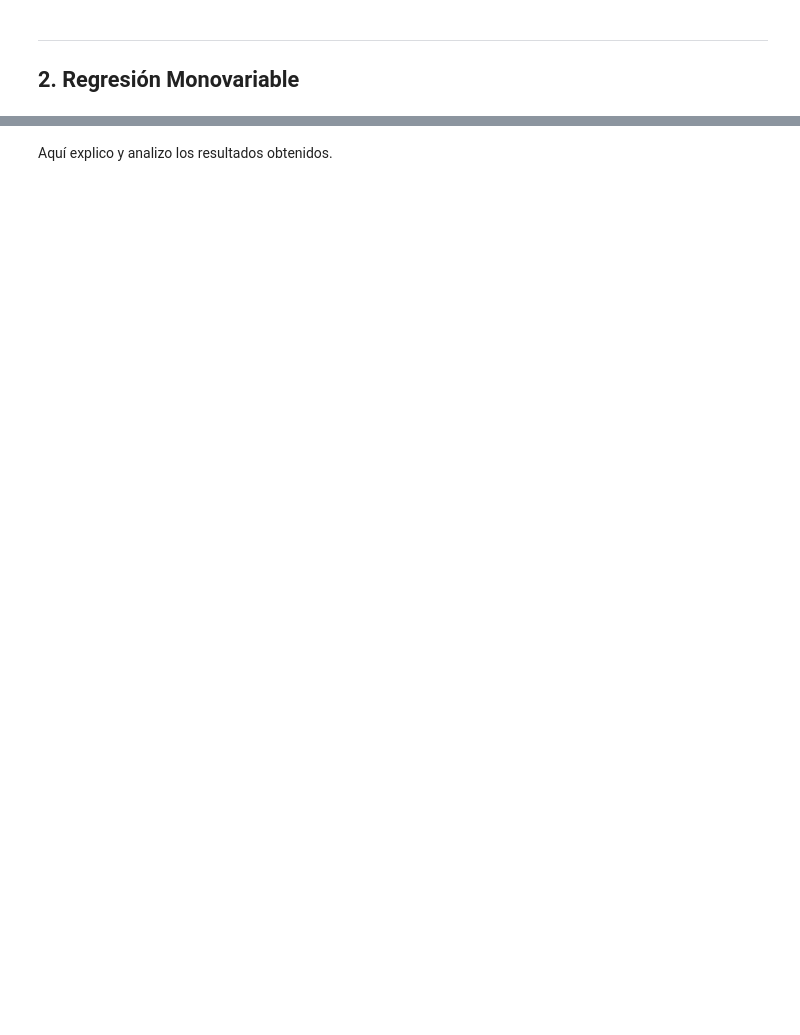
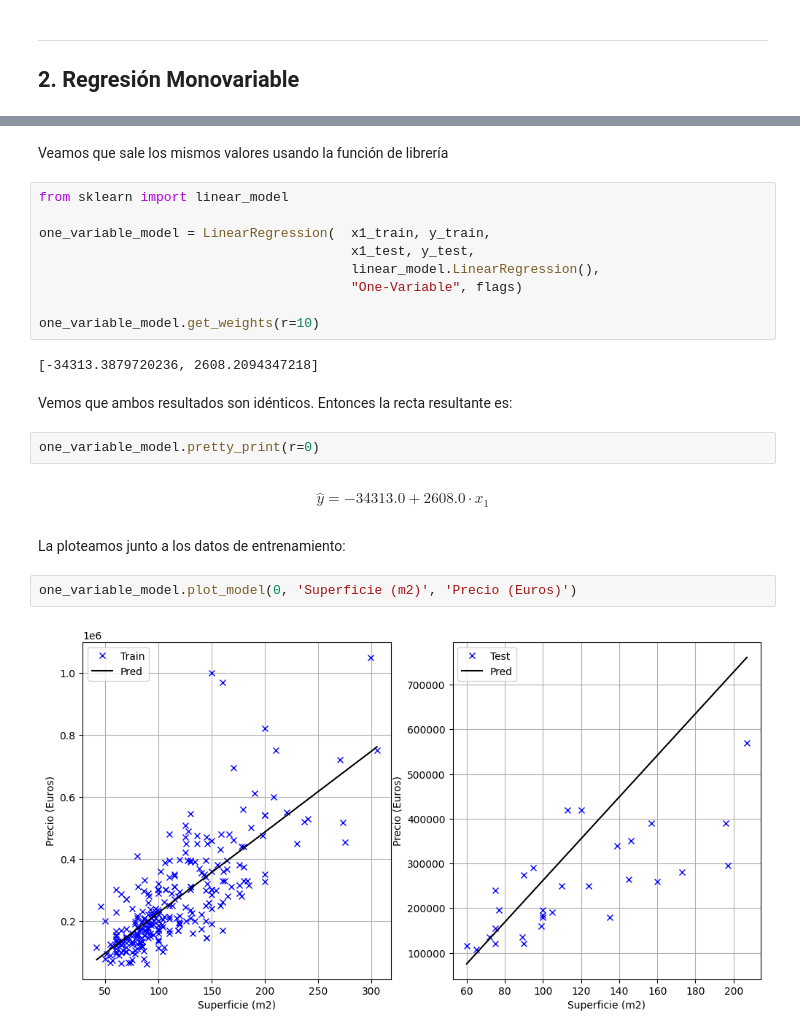
Before and after one commit to Davidjmz12/Automatic-Learning, a Jupyter notebook: Lab-01/notebook.ipynb, the cells around one changed output, grey strips where cells are left out. Saved outputs shown, nothing was run; the diff lists cells and outputs as text; blank space fills up the shorter version.

```diff
--- a/Lab-01/notebook.ipynb
+++ b/Lab-01/notebook.ipynb
@@ -81,2 +271,25 @@ Si hace falta, explico cómo lo he resuelto y por qué, y **cito todas las fuent
 # %% [markdown]
-Aquí explico y analizo los resultados obtenidos.
+Veamos que sale los mismos valores usando la función de librería
+# %%
+from sklearn import linear_model
+
+one_variable_model = LinearRegression(  x1_train, y_train,
+                                        x1_test, y_test,
+                                        linear_model.LinearRegression(),
+                                        "One-Variable", flags)
+
+one_variable_model.get_weights(r=10)
+# %% [output]
+[-34313.3879720236, 2608.2094347218]
+# %% [markdown]
+Vemos que ambos resultados son idénticos. Entonces la recta resultante es:
+# %%
+one_variable_model.pretty_print(r=0)
+# %% [output]
+$$\hat{y} = -34313.0 + 2608.0 \cdot x_1  $$
+# %% [markdown]
+La ploteamos junto a los datos de entrenamiento:
+# %%
+one_variable_model.plot_model(0, 'Superficie (m2)', 'Precio (Euros)')
+# %% [output]
+[figure, added]
```
Also changed, not shown: parts of 27 cells of this notebook.
